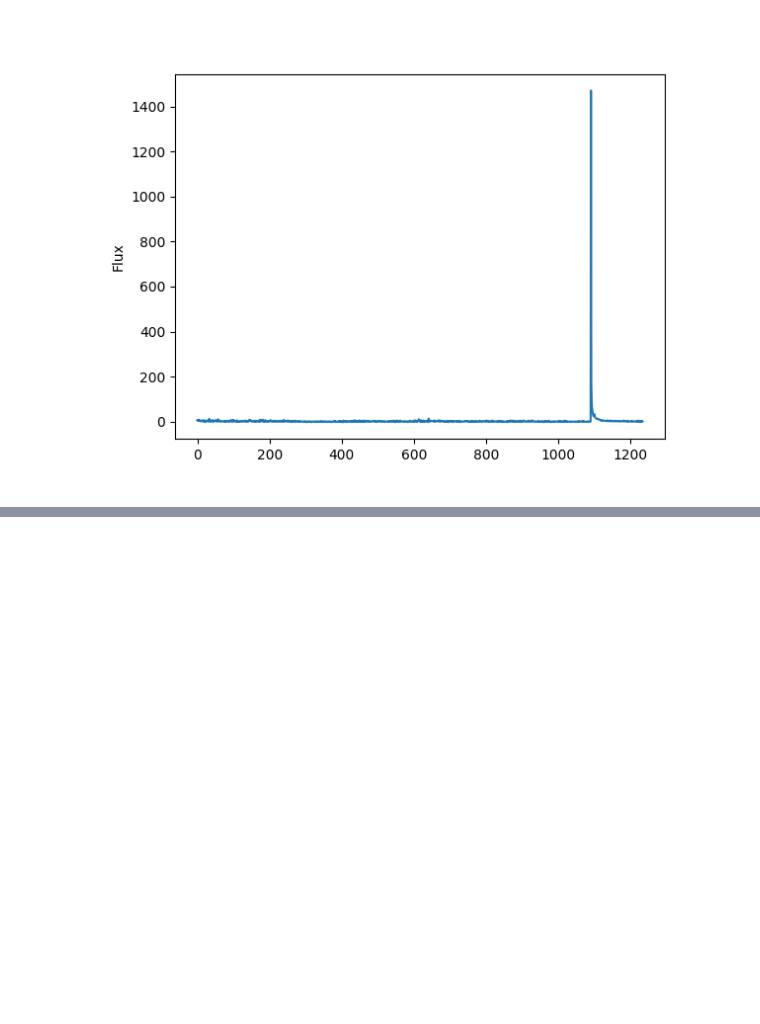
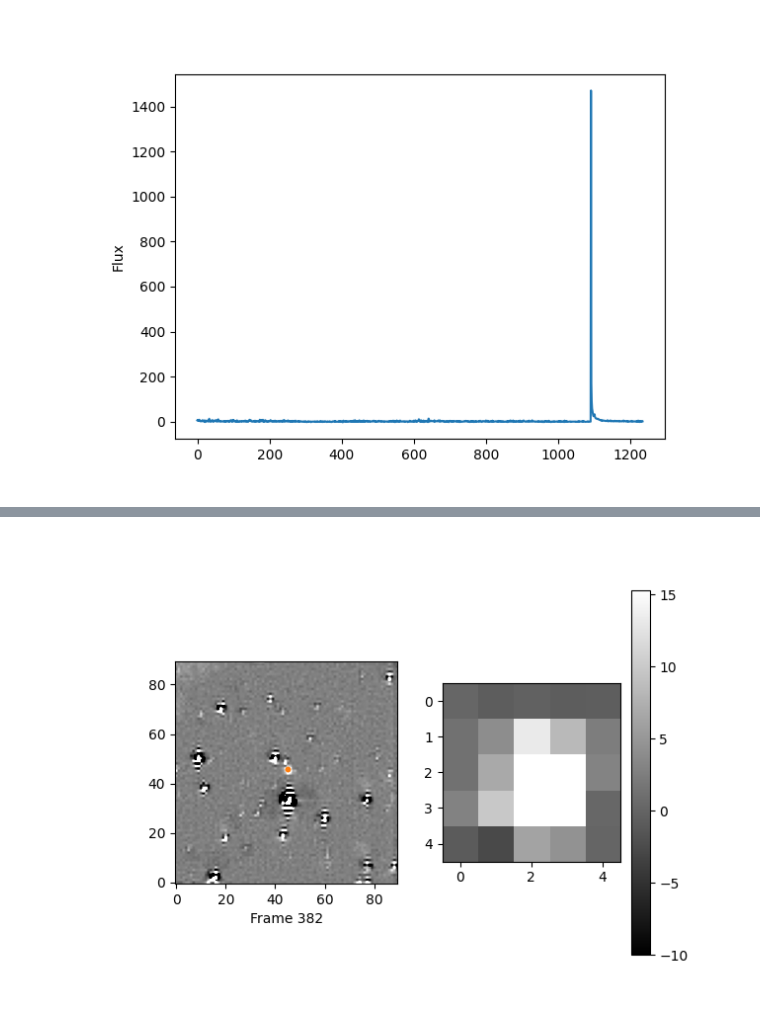
Before and after one commit to CheerfulUser/tessts, a Jupyter notebook: dev/source_detector_v1.ipynb, the cells around one changed output, grey strips where cells are left out. Saved outputs shown, nothing was run; the diff lists cells and outputs as text; code cells hidden in the pictures; blank space fills up the shorter version.

```diff
--- a/dev/source_detector_v1.ipynb
+++ b/dev/source_detector_v1.ipynb
@@ -330,0 +406,3 @@ plot_lightcurve(tess2,result2,id=3)
+# %%
+plot_source(tess3,result3,id=5) # GRB191016A
+# %% [output]
@@ -330,0 +412 @@ plot_lightcurve(tess2,result2,id=3)
+[figure, added]
```
Also changed, not shown: parts of 8 cells of this notebook.
